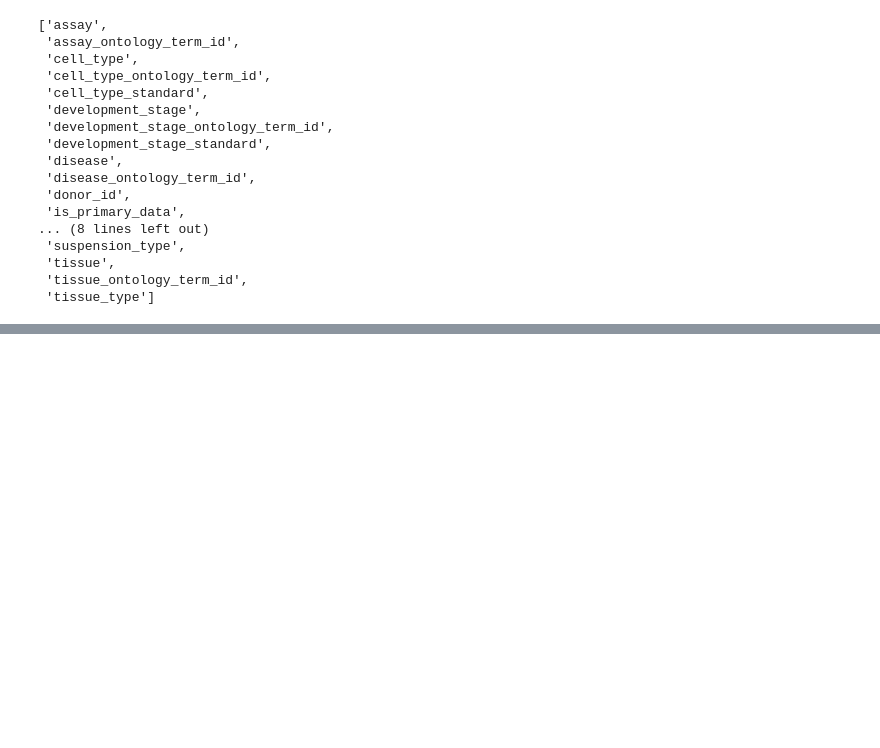
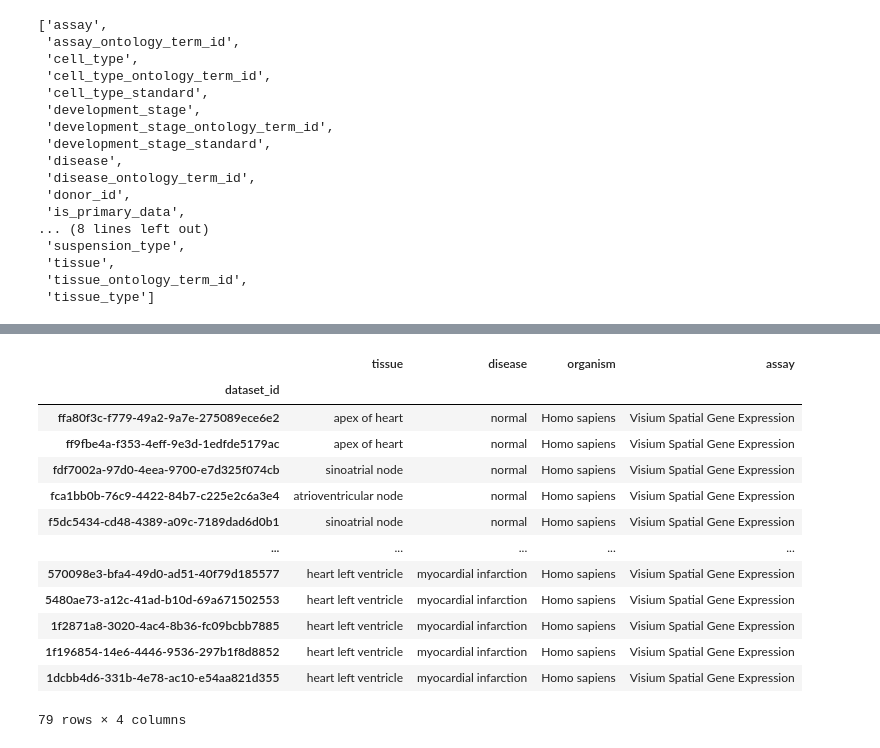
Before and after one commit to Talavera-Lopez-Lab/spatial_heart_development, a Jupyter notebook: 0-240423-Downloading_Data/1-240423-Process_Metadata.ipynb, the cells around one changed output, grey strips where cells are left out. Drawn from its saved outputs; the diff is of its cells as text; code cells hidden in the pictures; blank space fills up the shorter version.

Commit message:
added metadata to experiments.csv

```diff
--- a/0-240423-Downloading_Data/1-240423-Process_Metadata.ipynb
+++ b/0-240423-Downloading_Data/1-240423-Process_Metadata.ipynb
@@ -287,2 +287,28 @@ tissue_ontology_term_id ['UBERON:0002084', 'UBERON:0002078', 'UBERON:0002094', '
 
 tissue_type ['tissue']
+# %%
+columns_list = ['tissue', 'disease', 'organism', 'assay']
+
+for column in columns_list:
+    values_list = []
+    for i in range(len(experiment_collection.experiments)):
+        value = experiment_collection.experiments[i].adata.obs[column].unique()[0]
+        values_list.append(value)
+    experiment_collection.dataset_df[column] = values_list
+# %%
+experiment_collection.dataset_df
+# %% [output]
+|  | tissue | disease | organism | assay |
+| dataset_id |  |  |  |  |
+| ffa80f3c-f779-49a2-9a7e-275089ece6e2 | apex of heart | normal | Homo sapiens | Visium Spatial Gene Expression |
+| ff9fbe4a-f353-4eff-9e3d-1edfde5179ac | apex of heart | normal | Homo sapiens | Visium Spatial Gene Expression |
+| fdf7002a-97d0-4eea-9700-e7d325f074cb | sinoatrial node | normal | Homo sapiens | Visium Spatial Gene Expression |
+| fca1bb0b-76c9-4422-84b7-c225e2c6a3e4 | atrioventricular node | normal | Homo sapiens | Visium Spatial Gene Expression |
+| f5dc5434-cd48-4389-a09c-7189dad6d0b1 | sinoatrial node | normal | Homo sapiens | Visium Spatial Gene Expression |
+| ... | ... | ... | ... | ... |
+| 570098e3-bfa4-49d0-ad51-40f79d185577 | heart left ventricle | myocardial infarction | Homo sapiens | Visium Spatial Gene Expression |
+| 5480ae73-a12c-41ad-b10d-69a671502553 | heart left ventricle | myocardial infarction | Homo sapiens | Visium Spatial Gene Expression |
+| 1f2871a8-3020-4ac4-8b36-fc09bcbb7885 | heart left ventricle | myocardial infarction | Homo sapiens | Visium Spatial Gene Expression |
+| 1f196854-14e6-4446-9536-297b1f8d8852 | heart left ventricle | myocardial infarction | Homo sapiens | Visium Spatial Gene Expression |
+| 1dcbb4d6-331b-4e78-ac10-e54aa821d355 | heart left ventricle | myocardial infarction | Homo sapiens | Visium Spatial Gene Expression |
+79 rows × 4 columns
```
Also changed, not shown: parts of 3 cells of this notebook, 2 other files.
